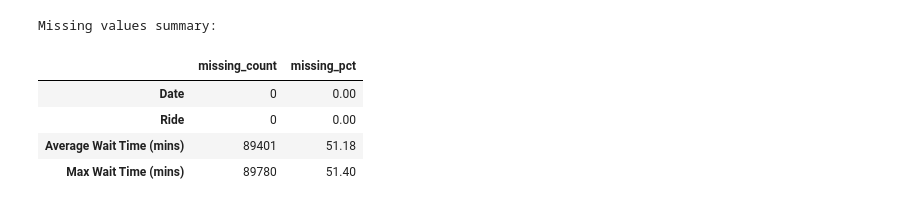
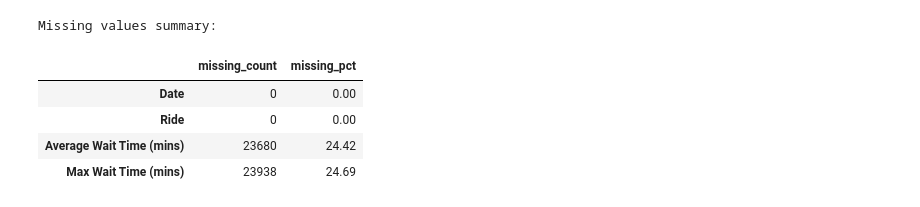
Before and after one commit to Nolancchu/DSC190-Waittime-API-database, a Jupyter notebook: EDA.ipynb, the cells around one changed output. Cells and saved outputs as stored; diff of their text form; code cells hidden in the pictures.

```diff
--- a/EDA.ipynb
+++ b/EDA.ipynb
@@ -25,19 +134,19 @@ print(df.head)
 # %%
-# Missing values
-missing_counts = df.isna().sum()
-missing_pct = df.isna().mean() * 100
+# Missing values WITH STARWARS
+missing_counts = with_starwars.isna().sum()
+missing_pct = with_starwars.isna().mean() * 100
 
 missing_summary = pd.DataFrame({
     "missing_count": missing_counts,
     "missing_pct": missing_pct.round(2)
 })
 
 print("\nMissing values summary:")
 display(missing_summary)
 # %% [output]
 Missing values summary:
 |  | missing_count | missing_pct |
 | Date | 0 | 0.00 |
 | Ride | 0 | 0.00 |
-| Average Wait Time (mins) | 89401 | 51.18 |
-| Max Wait Time (mins) | 89780 | 51.40 |
+| Average Wait Time (mins) | 23680 | 24.42 |
+| Max Wait Time (mins) | 23938 | 24.69 |
```
Also changed, not shown: parts of 14 cells of this notebook.
